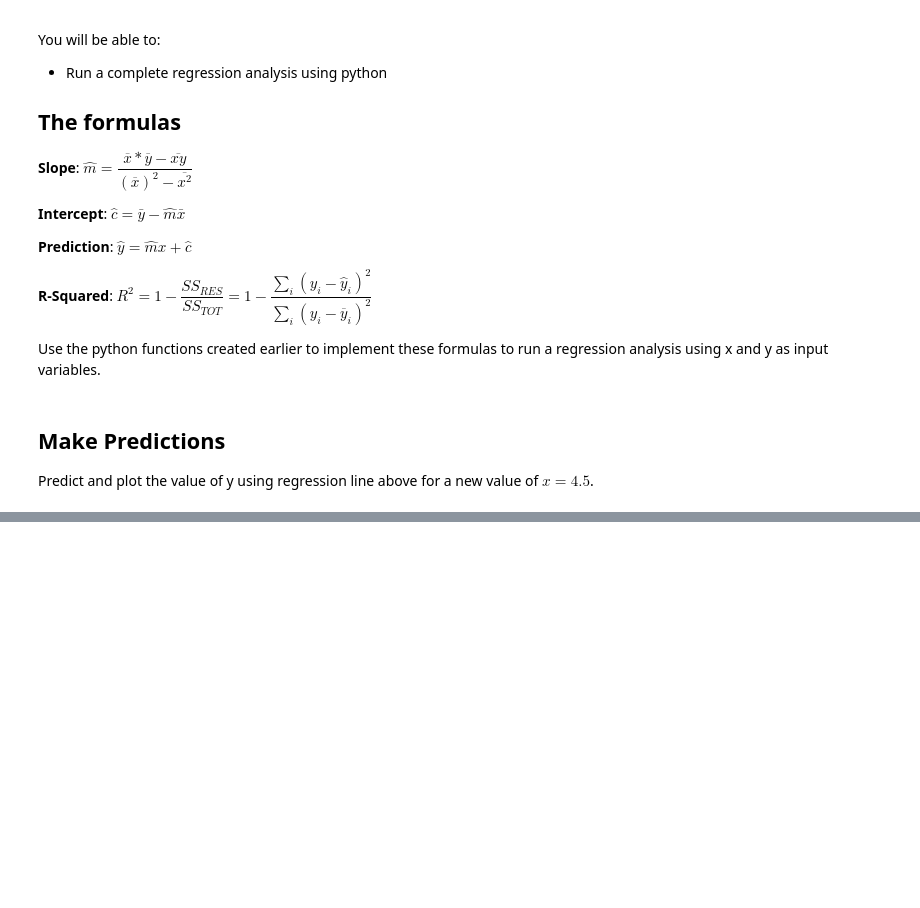
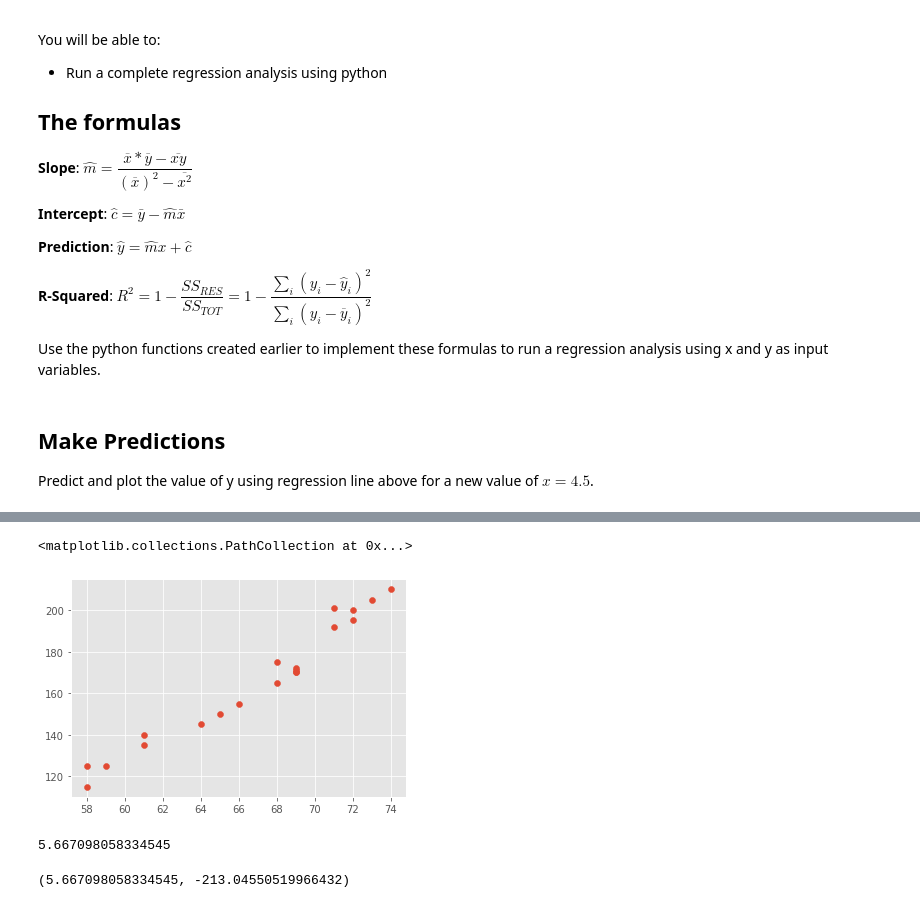
Before and after one commit to andiosika/dsc-complete-regression-lab-online-ds-pt-100719, a Jupyter notebook: index.ipynb, the cells around one changed output, grey strips where cells are left out. Saved outputs shown, nothing was run; the diff lists cells and outputs as text; code cells hidden in the pictures; blank space fills up the shorter version.

```diff
--- a/index.ipynb
+++ b/index.ipynb
@@ -99,0 +129,4 @@ In this lab, we ran a complete simple regression analysis experiment using funct
+# %%
+import pandas as pd
+df = pd.read_csv('heightweight.csv')
+df.head()
@@ -99,0 +140,16 @@ In this lab, we ran a complete simple regression analysis experiment using funct
+# %%
+X = df['height']
+Y = df['weight']
+
+plt.scatter(X,Y, label='Height Weight')
+# %% [output]
+<matplotlib.collections.PathCollection at 0x...>
+[figure, added]
+# %%
+make_slope(X,Y)
+# %% [output]
+5.667098058334545
+# %%
+best_fit(X,Y)
+# %% [output]
+(5.667098058334545, -213.04550519966432)
```
Also changed, not shown: parts of 7 cells of this notebook.
